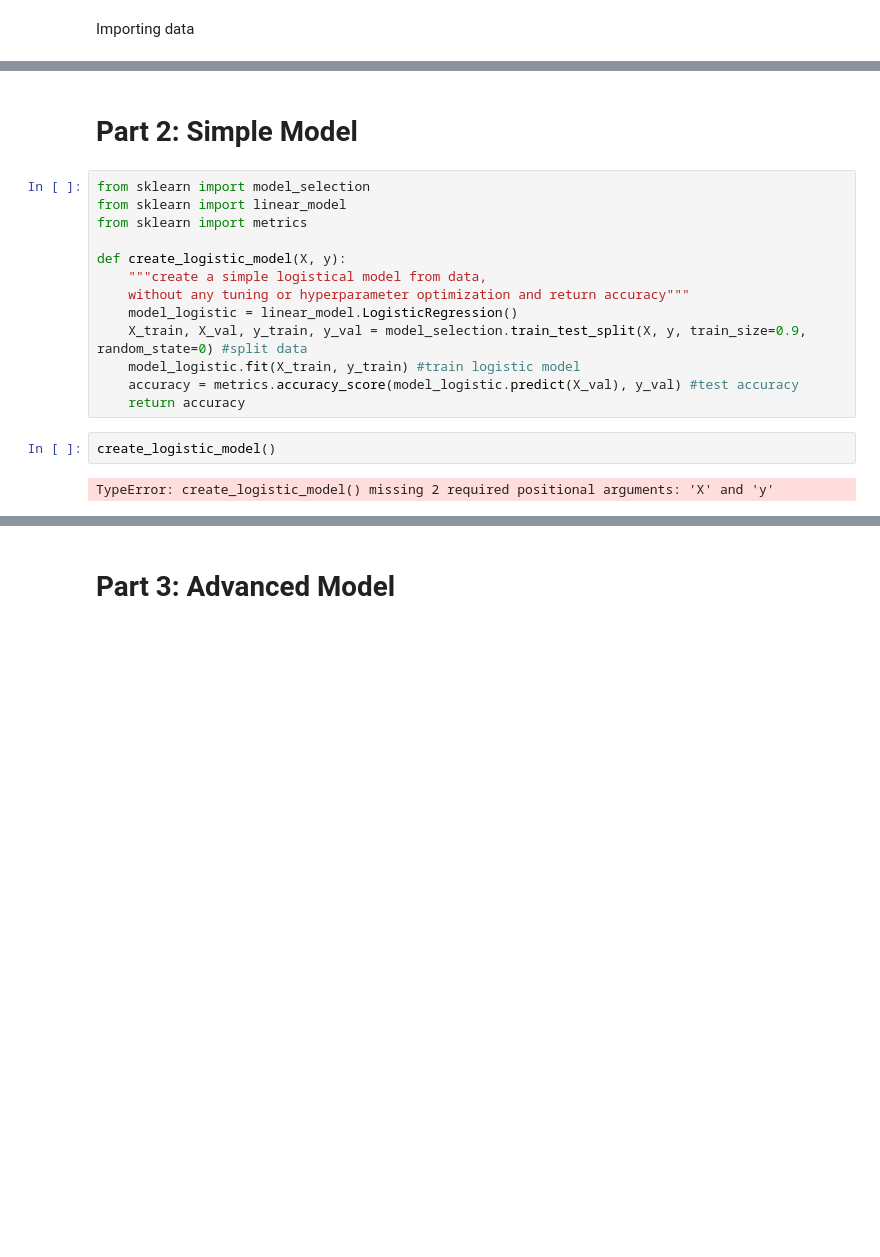
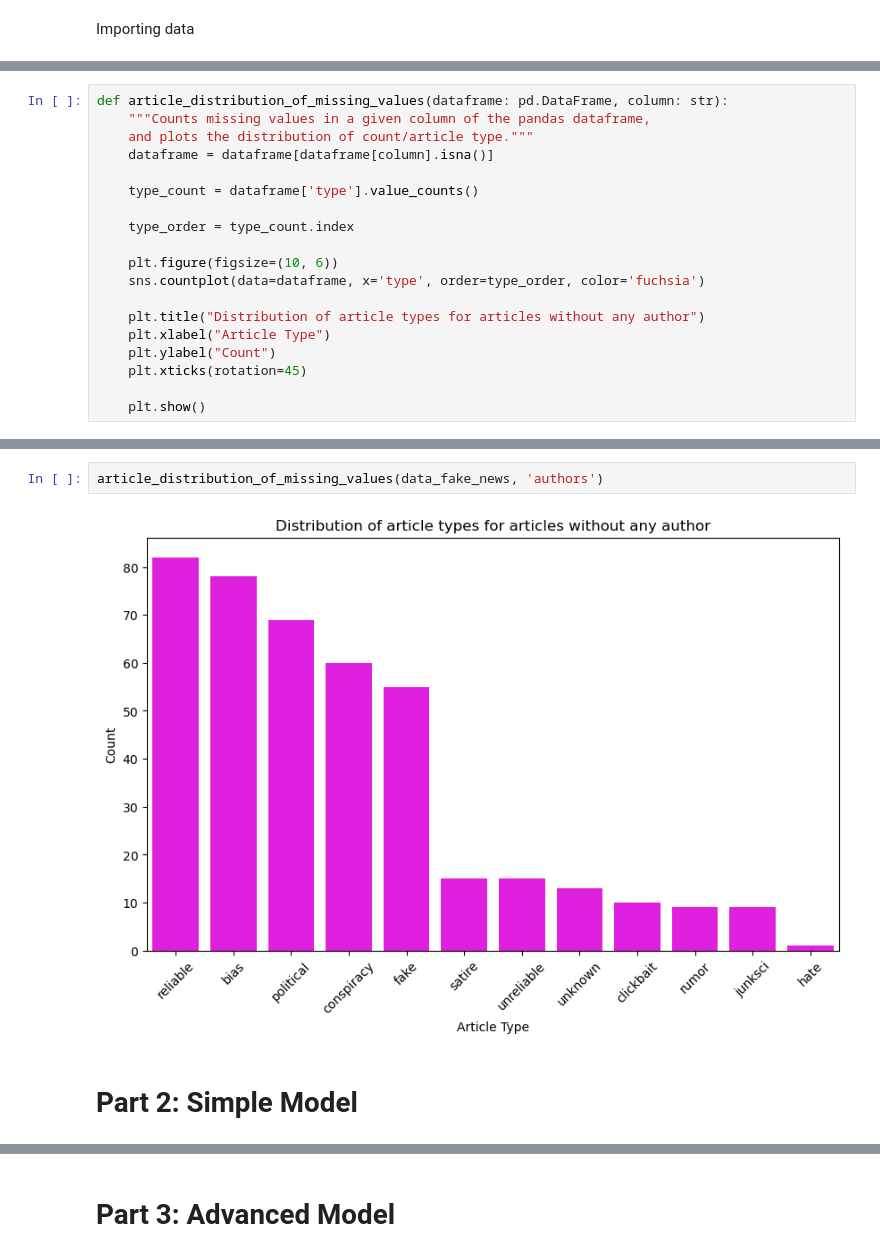
Before and after one commit to andreazheidam/Fake-News-Project, a Jupyter notebook: Project.ipynb, the cells around one changed output, grey strips where cells are left out. Drawn from its saved outputs; the diff is of its cells as text; blank space fills up the shorter version.

```diff
--- a/Project.ipynb
+++ b/Project.ipynb
@@ -134,0 +99,19 @@ data_fake_news
+# %%
+def article_distribution_of_missing_values(dataframe: pd.DataFrame, column: str):
+    """Counts missing values in a given column of the pandas dataframe,
+    and plots the distribution of count/article type."""
+    dataframe = dataframe[dataframe[column].isna()]
+
+    type_count = dataframe['type'].value_counts()
+
+    type_order = type_count.index
+
+    plt.figure(figsize=(10, 6))
+    sns.countplot(data=dataframe, x='type', order=type_order, color='fuchsia')
+
+    plt.title("Distribution of article types for articles without any author")
+    plt.xlabel("Article Type")
+    plt.ylabel("Count")
+    plt.xticks(rotation=45)
+
+    plt.show()
@@ -135,19 +122,6 @@ data_fake_news
+# %%
+article_distribution_of_missing_values(data_fake_news, 'authors')
+# %% [output]
+[figure, added]
 # %% [markdown]
 # Part 2: Simple Model
-# %%
-from sklearn import model_selection
-from sklearn import linear_model
-from sklearn import metrics
-
-def create_logistic_model(X, y):
-    """create a simple logistical model from data,
-    without any tuning or hyperparameter optimization and return accuracy"""
-    model_logistic = linear_model.LogisticRegression()
-    X_train, X_val, y_train, y_val = model_selection.train_test_split(X, y, train_size=0.9, random_state=0) #split data
-    model_logistic.fit(X_train, y_train) #train logistic model
-    accuracy = metrics.accuracy_score(model_logistic.predict(X_val), y_val) #test accuracy
-    return accuracy
-# %%
-create_logistic_model()
-# %% [output]
-TypeError: create_logistic_model() missing 2 required positional arguments: 'X' and 'y'
```
Also changed, not shown: parts of 19 cells of this notebook, 13 other files.
